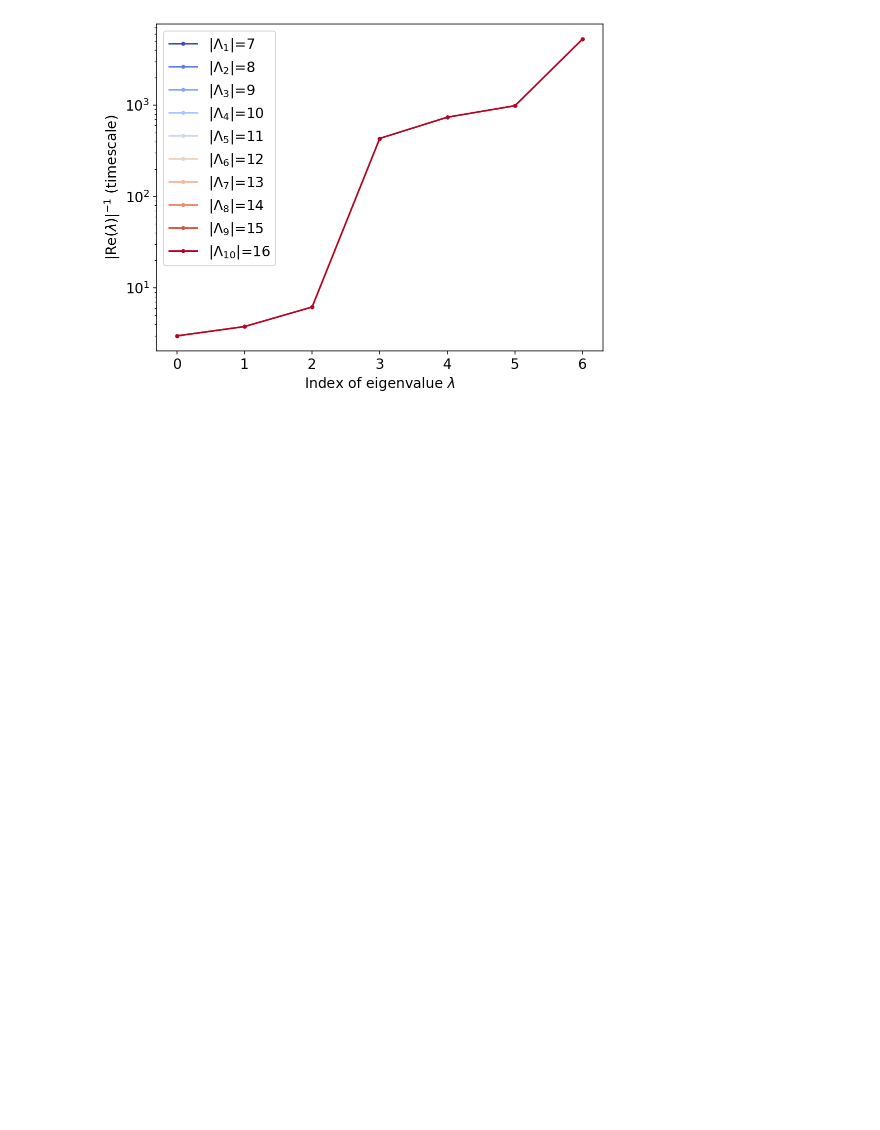
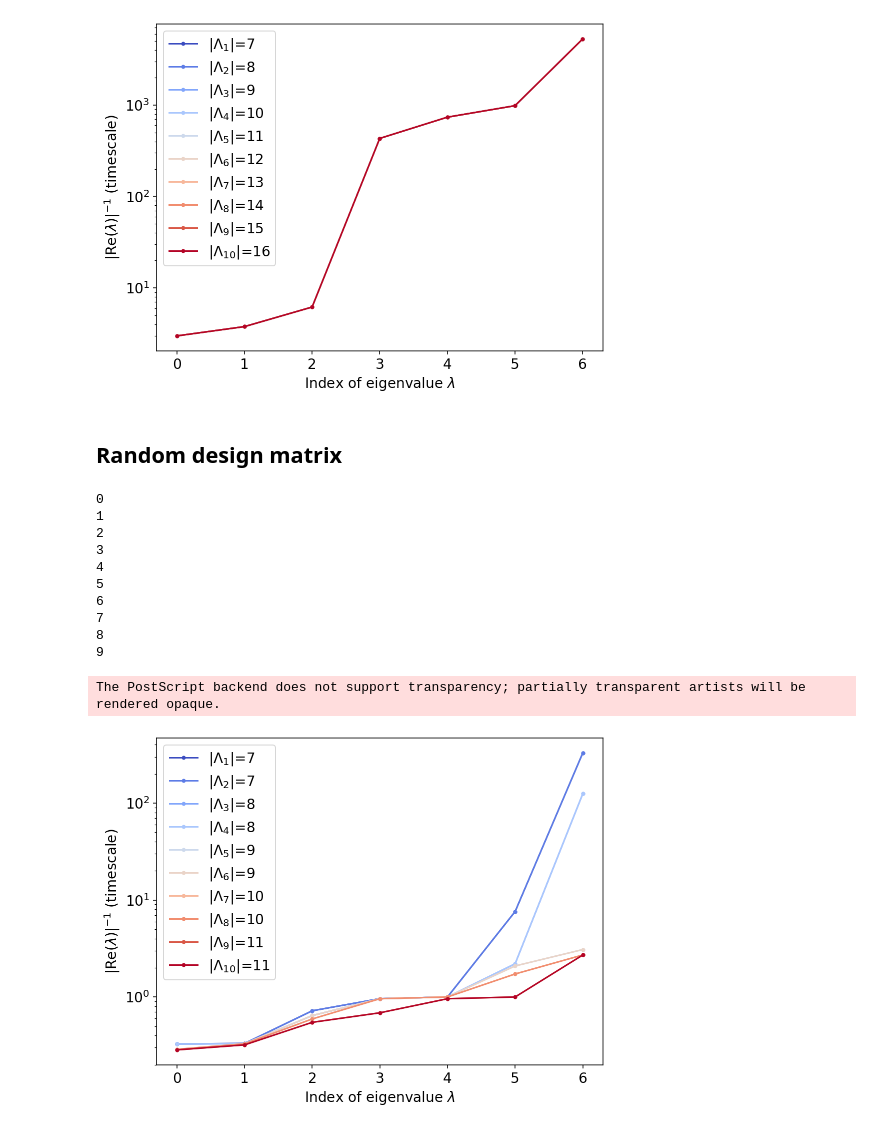
Before and after one commit to oskarhenriksson/estimating-birch-points-with-networks, a Jupyter notebook: experiments.ipynb, the cells around one changed output. Saved outputs shown, nothing was run; the diff lists cells and outputs as text; code cells hidden in the pictures; blank space fills up the shorter version.

```diff
--- a/experiments.ipynb
+++ b/experiments.ipynb
@@ -90,7 +66,7 @@ Lambda_mb = independence_model_markov_basis(a, b)
 Q, R, pivot_columns = scipy.linalg.qr(Lambda_mb, mode='economic', pivoting=True)
 Lambda_mb = Lambda_mb[:, pivot_columns]
 
-u = np.random.randint(10, 50, size=(1, re.rank(Lambda_mb)))
+u = np.random.randint(10, 50, size=(1, Lambda_mb.shape[0]))
 np.savetxt('u.txt', u, delimiter=',', fmt='%.5f')
 # %%
 number_of_m_values = 10
@@ -242,6 +219,7 @@ number_of_m_values = 10
 m_values = np.rint(
     np.linspace(te.rank(Lambda_mb), Lambda_mb.shape[1],
                 number_of_m_values)).astype(int)
+colors = cm.coolwarm(np.linspace(0, 1, len(m_values)))
 # %%
 dir_name = f'towards_markov_basis'
 os.makedirs(dir_name, exist_ok=True)
@@ -323,3 +301,15 @@ plt.savefig(dir_name + "/4-cycle_increasing_lambda_to_random_spanning.pdf",
 9
 The PostScript backend does not support transparency; partially transparent artists will be rendered opaque.
 [figure]
+# %% [markdown]
+## Random design matrix
+# %%
+A = np.array([[0, 1, 1, 2, 1, 2, 2, 1, 1, 1], [0, 0, 2, 2, 2, 2, 2, 1, 2, 0], [1, 2, 1, 0, 1, 0, 2, 0, 1, 0]])
+
+
+Lambda_mb = np.array([[0, 0, 0, 0, 1, 0, 1, 1, 2, 0, 0], [0, 0, 0, 0, -1, 1, 0, 0, -1, 0, 1], [0, 0, 1, 0, 0, 0, 0, 0, 0, 0, 0], [0, 1, 0, 0, 0, 0, 0, 0, 0, 0, 0], [1, 0, 0, 0, 0, 0, 0, 0, 0, 0, 0], [0, -1, 0, -1, 0, 1, 1, 0, 0, -1, 0], [0, 0, 0, 0, 1, -1, 0, -1, 0, -1, -2], [0, 0, 0, 2, 0, 0, 0, 0, 0, 0, 0], [-1, 0, -1, 0, -1, 0, -1, 1, 0, 2, 2], [0, 0, 0, 0, 0, -1, -1, 1, 1, 2, 1]])
+
+Q, R, pivot_columns = scipy.linalg.qr(Lambda_mb, mode='economic', pivoting=True)
+Lambda_mb = Lambda_mb[:, pivot_columns]
+
+u = np.random.randint(10, 50, size=(1, Lambda_mb.shape[0]))
@@ -325,0 +325,42 @@ The PostScript backend does not support transparency; partially transparent arti
+# %%
+number_of_m_values = 10
+m_values = np.rint(
+    np.linspace(te.rank(Lambda_mb), Lambda_mb.shape[1],
+                number_of_m_values)).astype(int)
+colors = cm.coolwarm(np.linspace(0, 1, len(m_values)))
+# %%
+dir_name = f'towards_markov_basis'
+os.makedirs(dir_name, exist_ok=True)
+
+new_plot()
+
+for i, m in enumerate(m_values):
+    print(i)
+    np.savetxt(dir_name + f'/Lambda{i+1}.txt',
+               Lambda_mb[:, 0:m],
+               delimiter=',',
+               fmt='%d')
+    T = timescales(Lambda_mb[:, 0:m], u)
+    np.savetxt(dir_name + f'/timescales_for_Lambda{i+1}.txt',
+               T,
+               delimiter=',',
+               fmt='%.5f')
+    timescale_plot(T, label=f'|Λ$_{{{i+1}}}$|={m}', color=colors[i])
+
+plt.legend()
+plt.savefig(dir_name + "/4-cycle_model_increasing_lambda.eps", format='eps')
+plt.savefig(dir_name + "/4-cycle_model_increasing_lambda.pdf", format='pdf')
+plt.show()
+# %% [output]
+0
+1
+2
+3
+4
+5
+6
+7
+8
+9
+The PostScript backend does not support transparency; partially transparent artists will be rendered opaque.
+[figure, added]
```
Also changed, not shown: parts of 13 cells of this notebook.
